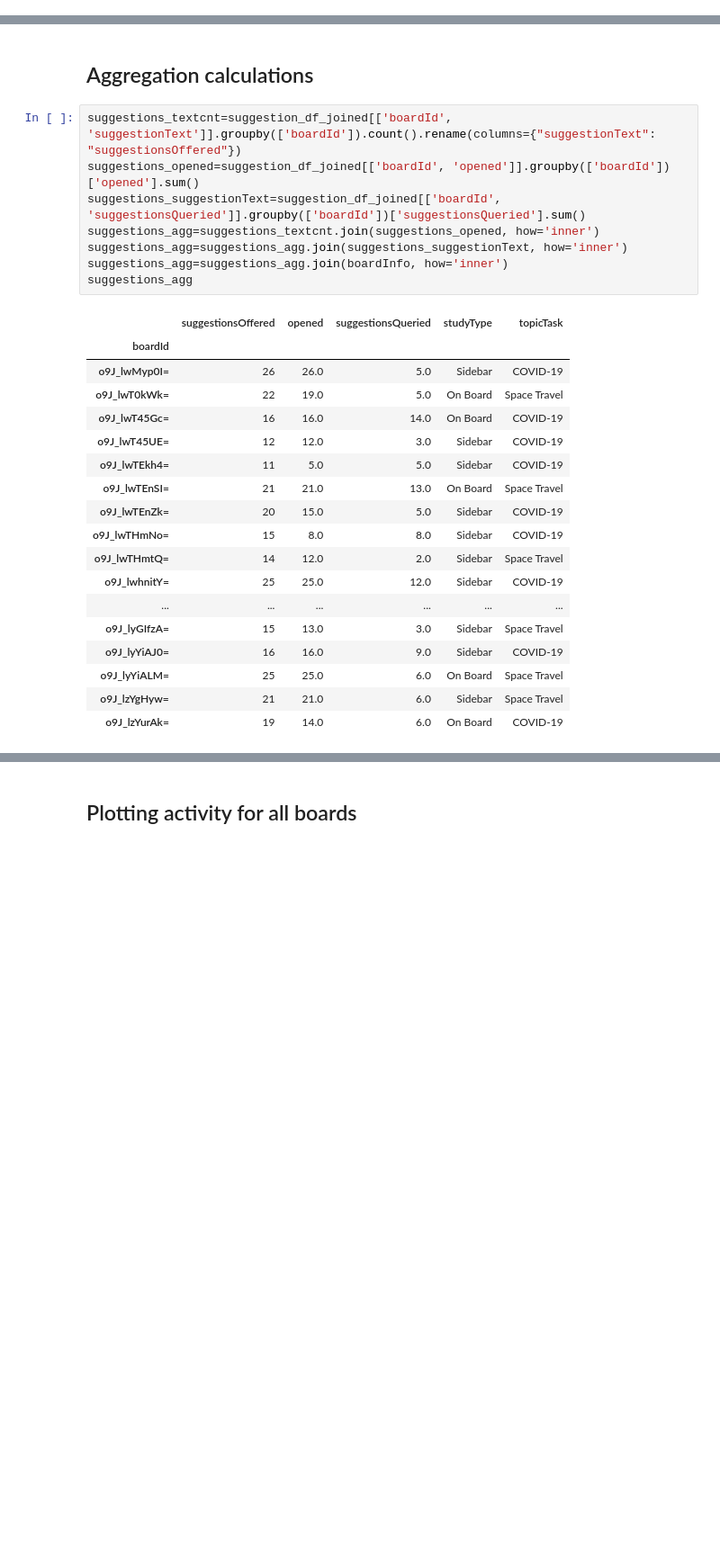
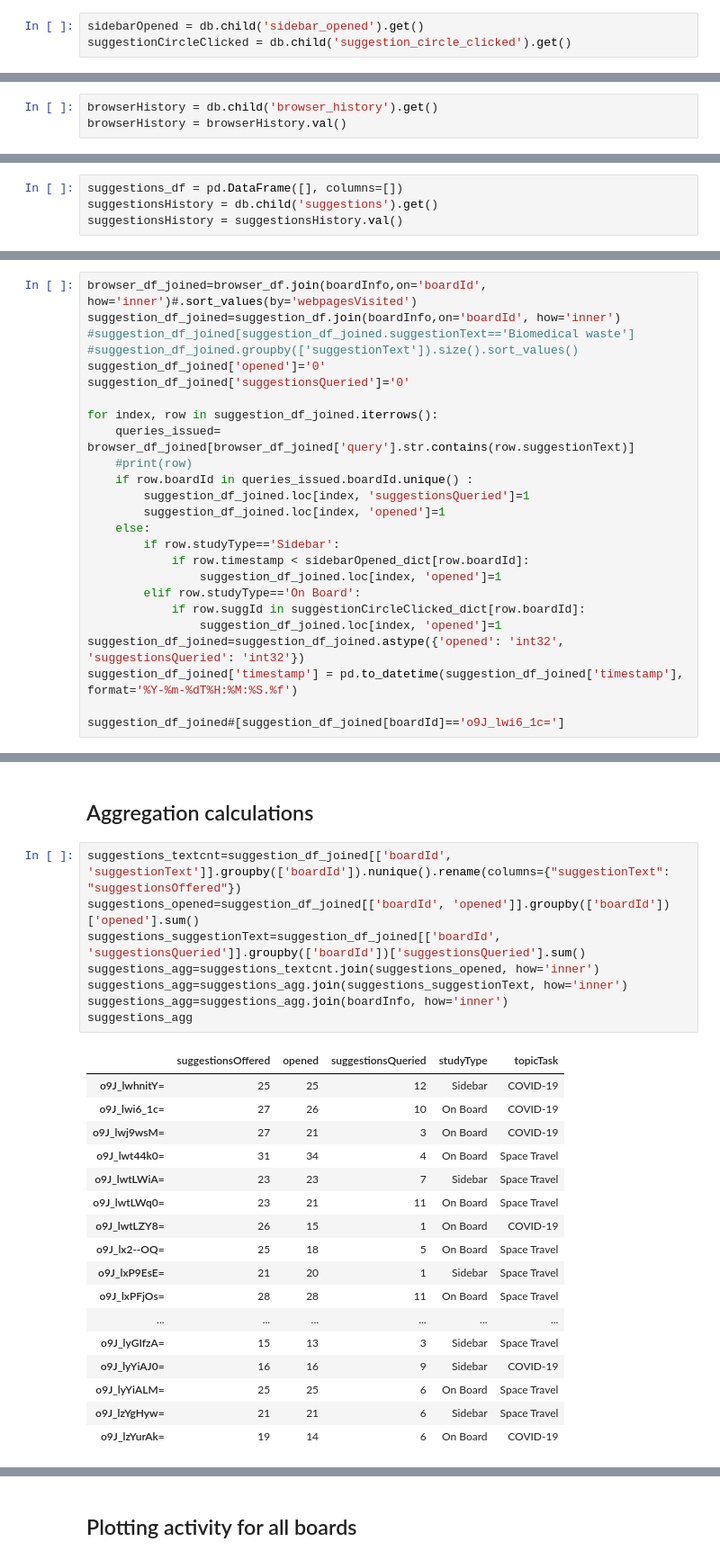
Before and after one commit to creativecolab/IntegratedSearch, a Jupyter notebook: DataAnalysis/DataCollection.ipynb, the cells around one changed output, grey strips where cells are left out. Shown at 90% size. Drawn from its saved outputs; the diff is of its cells as text; blank space fills up the shorter version.

```diff
--- a/DataAnalysis/DataCollection.ipynb
+++ b/DataAnalysis/DataCollection.ipynb
@@ -191,0 +130,3 @@ suggestion_df_joined
+# %%
+sidebarOpened = db.child('sidebar_opened').get()
+suggestionCircleClicked = db.child('suggestion_circle_clicked').get()
@@ -191,0 +172,3 @@ suggestion_df_joined
+# %%
+browserHistory = db.child('browser_history').get()
+browserHistory = browserHistory.val()
@@ -191,0 +237,4 @@ suggestion_df_joined
+# %%
+suggestions_df = pd.DataFrame([], columns=[])
+suggestionsHistory = db.child('suggestions').get()
+suggestionsHistory = suggestionsHistory.val()
@@ -191,0 +290,25 @@ suggestion_df_joined
+# %%
+browser_df_joined=browser_df.join(boardInfo,on='boardId', how='inner')#.sort_values(by='webpagesVisited')
+suggestion_df_joined=suggestion_df.join(boardInfo,on='boardId', how='inner')
+#suggestion_df_joined[suggestion_df_joined.suggestionText=='Biomedical waste']
+#suggestion_df_joined.groupby(['suggestionText']).size().sort_values()
+suggestion_df_joined['opened']='0'
+suggestion_df_joined['suggestionsQueried']='0'
+
+for index, row in suggestion_df_joined.iterrows():
+    queries_issued= browser_df_joined[browser_df_joined['query'].str.contains(row.suggestionText)]
+    #print(row)
+    if row.boardId in queries_issued.boardId.unique() :
+        suggestion_df_joined.loc[index, 'suggestionsQueried']=1
+        suggestion_df_joined.loc[index, 'opened']=1
+    else:
+        if row.studyType=='Sidebar':
+            if row.timestamp < sidebarOpened_dict[row.boardId]:
+                suggestion_df_joined.loc[index, 'opened']=1
+        elif row.studyType=='On Board':
+            if row.suggId in suggestionCircleClicked_dict[row.boardId]:
+                suggestion_df_joined.loc[index, 'opened']=1
+suggestion_df_joined=suggestion_df_joined.astype({'opened': 'int32', 'suggestionsQueried': 'int32'})
+suggestion_df_joined['timestamp'] = pd.to_datetime(suggestion_df_joined['timestamp'], format='%Y-%m-%dT%H:%M:%S.%f')
+
+suggestion_df_joined#[suggestion_df_joined[boardId]=='o9J_lwi6_1c=']
@@ -192,32 +348,31 @@ suggestion_df_joined
 # %% [markdown]
 ## Aggregation calculations
 # %%
-suggestions_textcnt=suggestion_df_joined[['boardId', 'suggestionText']].groupby(['boardId']).count().rename(columns={"suggestionText": "suggestionsOffered"})
+suggestions_textcnt=suggestion_df_joined[['boardId', 'suggestionText']].groupby(['boardId']).nunique().rename(columns={"suggestionText": "suggestionsOffered"})
 suggestions_opened=suggestion_df_joined[['boardId', 'opened']].groupby(['boardId'])['opened'].sum()
 suggestions_suggestionText=suggestion_df_joined[['boardId', 'suggestionsQueried']].groupby(['boardId'])['suggestionsQueried'].sum()
 suggestions_agg=suggestions_textcnt.join(suggestions_opened, how='inner')
 suggestions_agg=suggestions_agg.join(suggestions_suggestionText, how='inner')
 suggestions_agg=suggestions_agg.join(boardInfo, how='inner')
 suggestions_agg
 # %% [output]
 |  | suggestionsOffered | opened | suggestionsQueried | studyType | topicTask |
-| boardId |  |  |  |  |  |
-| o9J_lwMyp0I= | 26 | 26.0 | 5.0 | Sidebar | COVID-19 |
-| o9J_lwT0kWk= | 22 | 19.0 | 5.0 | On Board | Space Travel |
-| o9J_lwT45Gc= | 16 | 16.0 | 14.0 | On Board | COVID-19 |
-| o9J_lwT45UE= | 12 | 12.0 | 3.0 | Sidebar | COVID-19 |
-| o9J_lwTEkh4= | 11 | 5.0 | 5.0 | Sidebar | COVID-19 |
-| o9J_lwTEnSI= | 21 | 21.0 | 13.0 | On Board | Space Travel |
-| o9J_lwTEnZk= | 20 | 15.0 | 5.0 | Sidebar | COVID-19 |
-| o9J_lwTHmNo= | 15 | 8.0 | 8.0 | Sidebar | COVID-19 |
-| o9J_lwTHmtQ= | 14 | 12.0 | 2.0 | Sidebar | Space Travel |
-| o9J_lwhnitY= | 25 | 25.0 | 12.0 | Sidebar | COVID-19 |
+| o9J_lwhnitY= | 25 | 25 | 12 | Sidebar | COVID-19 |
+| o9J_lwi6_1c= | 27 | 26 | 10 | On Board | COVID-19 |
+| o9J_lwj9wsM= | 27 | 21 | 3 | On Board | COVID-19 |
+| o9J_lwt44k0= | 31 | 34 | 4 | On Board | Space Travel |
+| o9J_lwtLWiA= | 23 | 23 | 7 | Sidebar | Space Travel |
+| o9J_lwtLWq0= | 23 | 21 | 11 | On Board | Space Travel |
+| o9J_lwtLZY8= | 26 | 15 | 1 | On Board | COVID-19 |
+| o9J_lx2--OQ= | 25 | 18 | 5 | On Board | Space Travel |
+| o9J_lxP9EsE= | 21 | 20 | 1 | Sidebar | Space Travel |
+| o9J_lxPFjOs= | 28 | 28 | 11 | On Board | Space Travel |
 | ... | ... | ... | ... | ... | ... |
-| o9J_lyGIfzA= | 15 | 13.0 | 3.0 | Sidebar | Space Travel |
-| o9J_lyYiAJ0= | 16 | 16.0 | 9.0 | Sidebar | COVID-19 |
-| o9J_lyYiALM= | 25 | 25.0 | 6.0 | On Board | Space Travel |
-| o9J_lzYgHyw= | 21 | 21.0 | 6.0 | Sidebar | Space Travel |
-| o9J_lzYurAk= | 19 | 14.0 | 6.0 | On Board | COVID-19 |
+| o9J_lyGIfzA= | 15 | 13 | 3 | Sidebar | Space Travel |
+| o9J_lyYiAJ0= | 16 | 16 | 9 | Sidebar | COVID-19 |
+| o9J_lyYiALM= | 25 | 25 | 6 | On Board | Space Travel |
+| o9J_lzYgHyw= | 21 | 21 | 6 | Sidebar | Space Travel |
+| o9J_lzYurAk= | 19 | 14 | 6 | On Board | COVID-19 |
 # %%
 browser_df_MiroSuggestions = browser_df_joined[browser_df_joined['clickedFromMiro']==1]
 browser_MiroQuery = browser_df_MiroSuggestions[['boardId', 'query']].groupby(['boardId']).nunique().rename(columns={'query': 'UniqueMiroQueriesIssued'})
```
Also changed, not shown: parts of 69 cells of this notebook.
